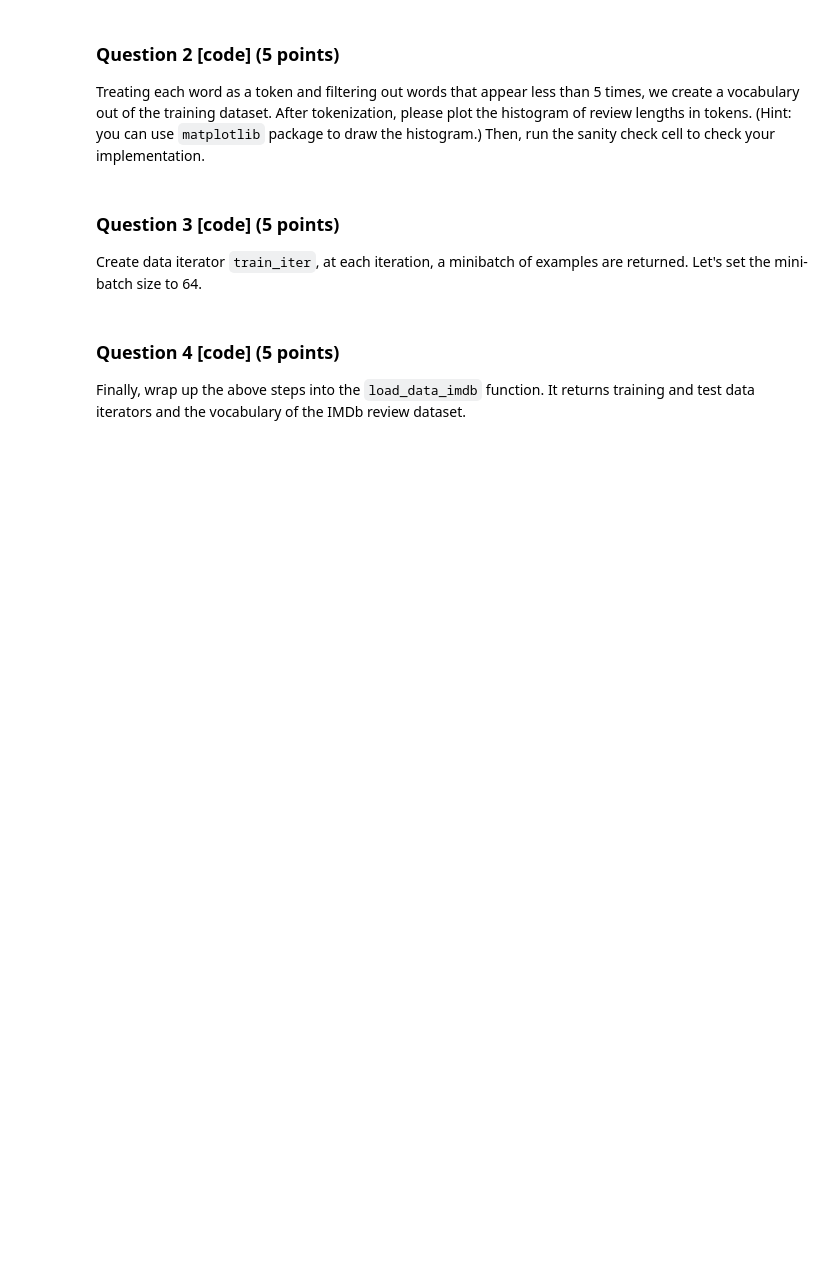
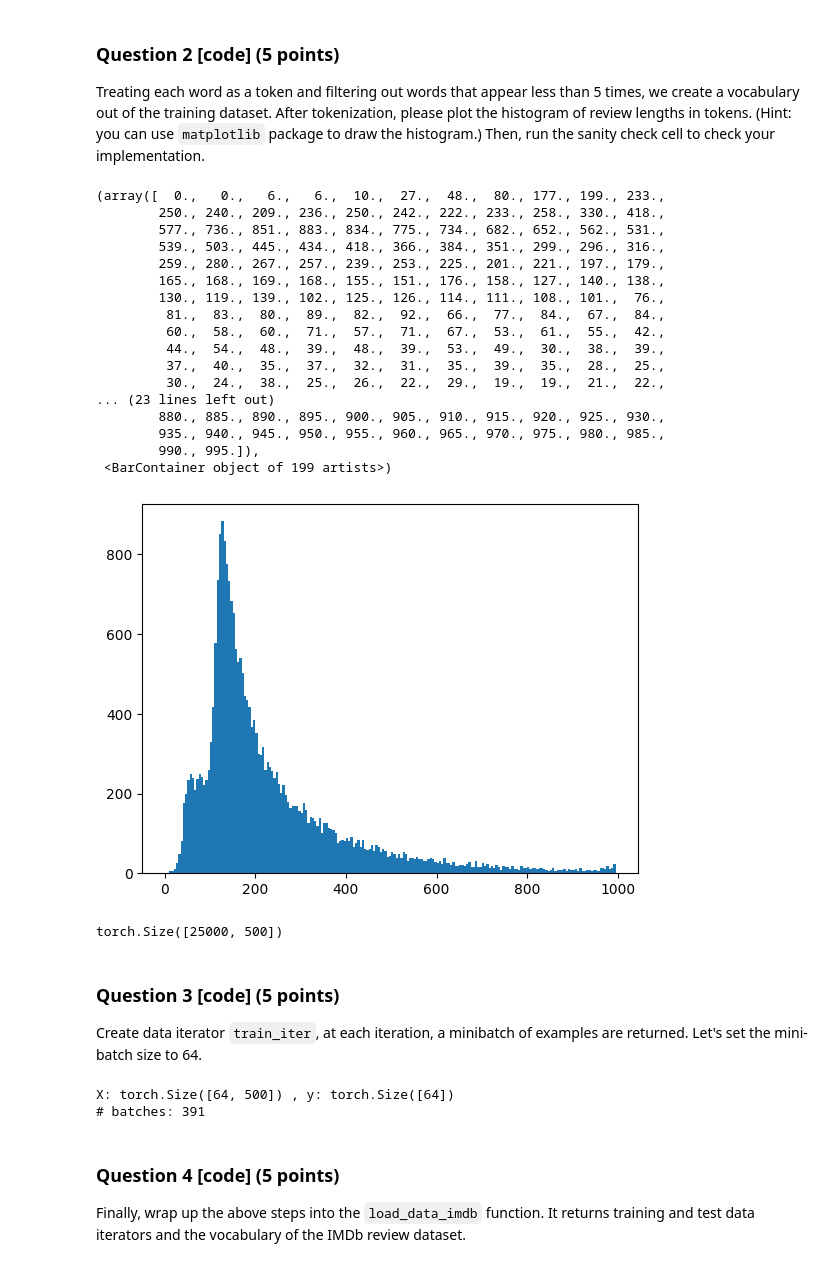
Before and after one commit to T2LIPthedeveloper/50.040-NLP-Final-Project, a Jupyter notebook: finalproject_sentencesenseis.ipynb, the cells around one changed output. Drawn from its saved outputs; the diff is of its cells as text; code cells hidden in the pictures; blank space fills up the shorter version.

```diff
--- a/finalproject_sentencesenseis.ipynb
+++ b/finalproject_sentencesenseis.ipynb
@@ -83,3 +83,21 @@ def read_imdb(data_dir, is_train):
+# %%
+#@save
+def read_imdb(data_dir, is_train):
+    """Read the IMDb review dataset text sequences and labels."""
+    ### YOUR CODE HERE
+    folder = 'train' if is_train else 'test'
+    data, labels = [], []
+
+    # Process 'pos' and 'neg' directories for training and testing
+    for label in ['pos', 'neg']:
+        label_dir = os.path.join(data_dir, folder, label)
+        for file in os.listdir(label_dir):
+            file_path = os.path.join(label_dir, file)
+            with open(file_path, 'r', encoding='utf-8') as f:
+                data.append(f.read().strip())
+                labels.append(1 if label == 'pos' else 0)
+    ### END OF YOUR CODE
+    return data, labels
 # %%
 # Sanity check
 train_data = read_imdb(data_dir, is_train=True)
@@ -95,26 +118,52 @@ vocab = d2l.Vocab(train_tokens, min_freq=5, reserved_tokens=['<pad>'])
 # %%
 # xlabel: # tokens per review
 # ylabel: count
 ### YOUR CODE HERE
-
+import matplotlib.pyplot as plt
+plt.hist([len(line) for line in train_tokens], bins=range(0, 1000, 5))
 ### END OF YOUR CODE
+# %% [output]
+(array([  0.,   0.,   6.,   6.,  10.,  27.,  48.,  80., 177., 199., 233.,
+        250., 240., 209., 236., 250., 242., 222., 233., 258., 330., 418.,
+        577., 736., 851., 883., 834., 775., 734., 682., 652., 562., 531.,
+        539., 503., 445., 434., 418., 366., 384., 351., 299., 296., 316.,
+        259., 280., 267., 257., 239., 253., 225., 201., 221., 197., 179.,
+        165., 168., 169., 168., 155., 151., 176., 158., 127., 140., 138.,
+        130., 119., 139., 102., 125., 126., 114., 111., 108., 101.,  76.,
+         81.,  83.,  80.,  89.,  82.,  92.,  66.,  77.,  84.,  67.,  84.,
+         60.,  58.,  60.,  71.,  57.,  71.,  67.,  53.,  61.,  55.,  42.,
+         44.,  54.,  48.,  39.,  48.,  39.,  53.,  49.,  30.,  38.,  39.,
+         37.,  40.,  35.,  37.,  32.,  31.,  35.,  39.,  35.,  28.,  25.,
+         30.,  24.,  38.,  25.,  26.,  22.,  29.,  19.,  19.,  21.,  22.,
+... (23 lines left out)
+        880., 885., 890., 895., 900., 905., 910., 915., 920., 925., 930.,
+        935., 940., 945., 950., 955., 960., 965., 970., 975., 980., 985.,
+        990., 995.]),
+ <BarContainer object of 199 artists>)
+[figure, added]
 # %%
 num_steps = 500  # sequence length
 train_features = torch.tensor([d2l.truncate_pad(
     vocab[line], num_steps, vocab['<pad>']) for line in train_tokens])
 print(train_features.shape)
+# %% [output]
+torch.Size([25000, 500])
 # %% [markdown]
 ### Question 3 [code] **(5 points)**
 Create data iterator ``train_iter``, at each iteration, a minibatch of examples are returned. Let's set the mini-batch size to 64.
 # %%
 ### YOUR CODE HERE
-
+labels = torch.tensor(train_data[1])
+train_iter = d2l.load_array((train_features, labels), 64)
 ### END OF YOUR CODE
 
 for X, y in train_iter:
     print('X:', X.shape, ', y:', y.shape)
     break
 print('# batches:', len(train_iter))
+# %% [output]
+X: torch.Size([64, 500]) , y: torch.Size([64])
+# batches: 391
 # %% [markdown]
 ### Question 4 [code] **(5 points)**
 Finally, wrap up the above steps into the ``load_data_imdb`` function. It returns training and test data iterators and the vocabulary of the IMDb review dataset.
```
Also changed, not shown: parts of 7 cells of this notebook.
